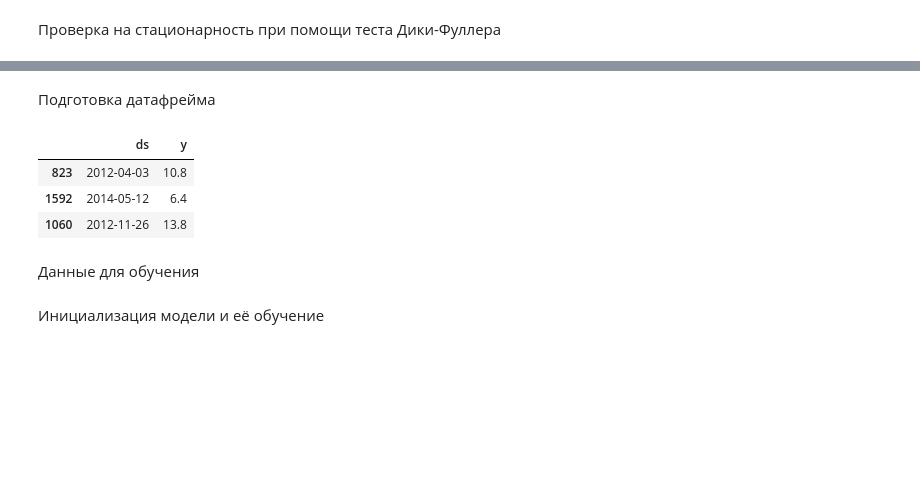
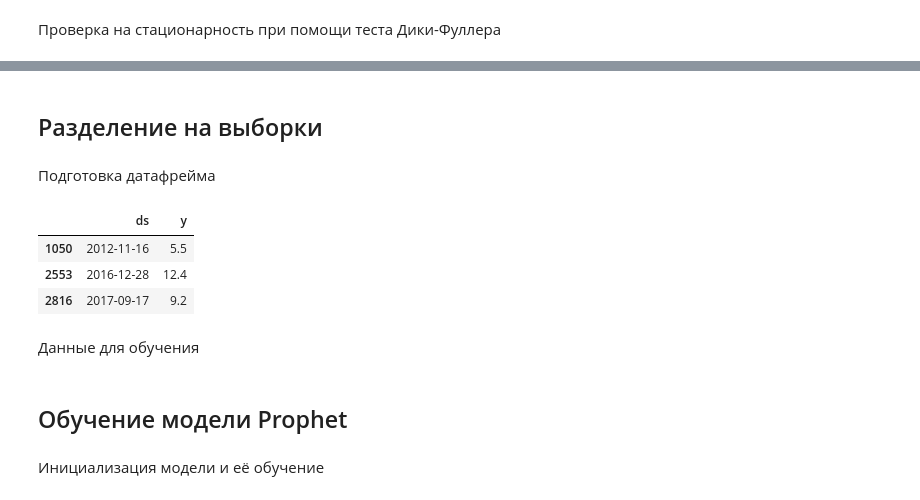
Before and after one commit to denis-42ds/innostage_labs, a Jupyter notebook: temperature_prediction/temperature_prediction.ipynb, the cells around one changed output, grey strips where cells are left out. Saved outputs shown, nothing was run; the diff lists cells and outputs as text; code cells hidden in the pictures; blank space fills up the shorter version.

```diff
--- a/temperature_prediction/temperature_prediction.ipynb
+++ b/temperature_prediction/temperature_prediction.ipynb
@@ -133,13 +191,15 @@ Critical values:  {'1%': -3.4326069302485953, '5%': -2.8625371602624137, '10%':
+# %% [markdown]
+## Разделение на выборки
 # %% [markdown]
 Подготовка датафрейма
 # %%
-df_pr = df.reset_index().rename(columns={'Time': 'ds', 'Temperature': 'y'})
-df_pr.sample(3)
+df_m = df.reset_index().rename(columns={'Time': 'ds', 'Temperature': 'y'})
+df_m.sample(3)
 # %% [output]
 |  | ds | y |
-| 823 | 2012-04-03 | 10.8 |
-| 1592 | 2014-05-12 | 6.4 |
-| 1060 | 2012-11-26 | 13.8 |
+| 1050 | 2012-11-16 | 5.5 |
+| 2553 | 2016-12-28 | 12.4 |
+| 2816 | 2017-09-17 | 9.2 |
 # %% [markdown]
 Данные для обучения
 # %%
@@ -148,3 +209,5 @@ X_train_pr = df_pr[:-PREDICTIONS]
+# %% [markdown]
+## Обучение модели Prophet
 # %% [markdown]
 Инициализация модели и её обучение
 # %%
```
Also changed, not shown: parts of 22 cells of this notebook.
